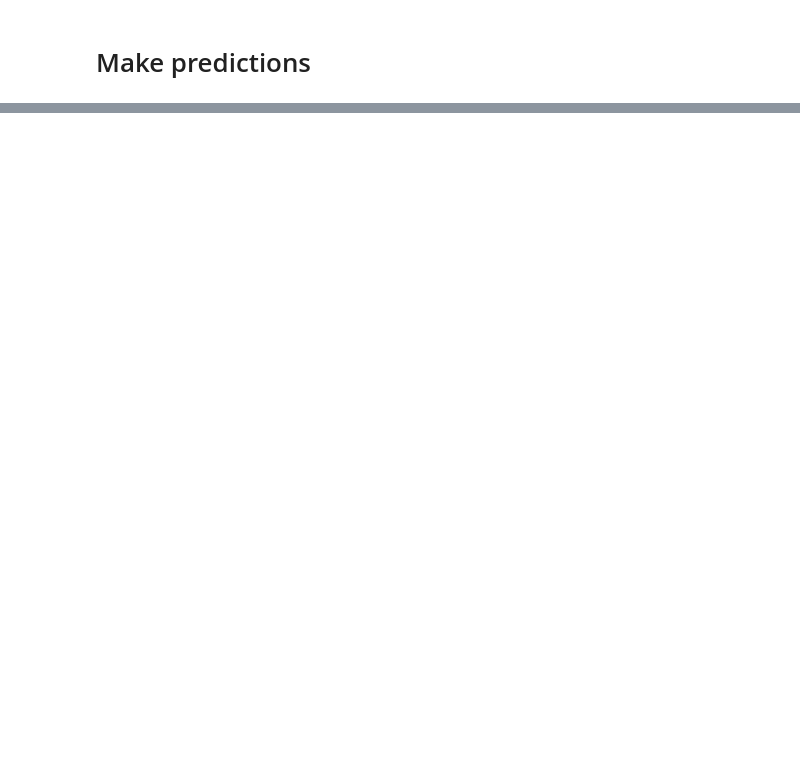
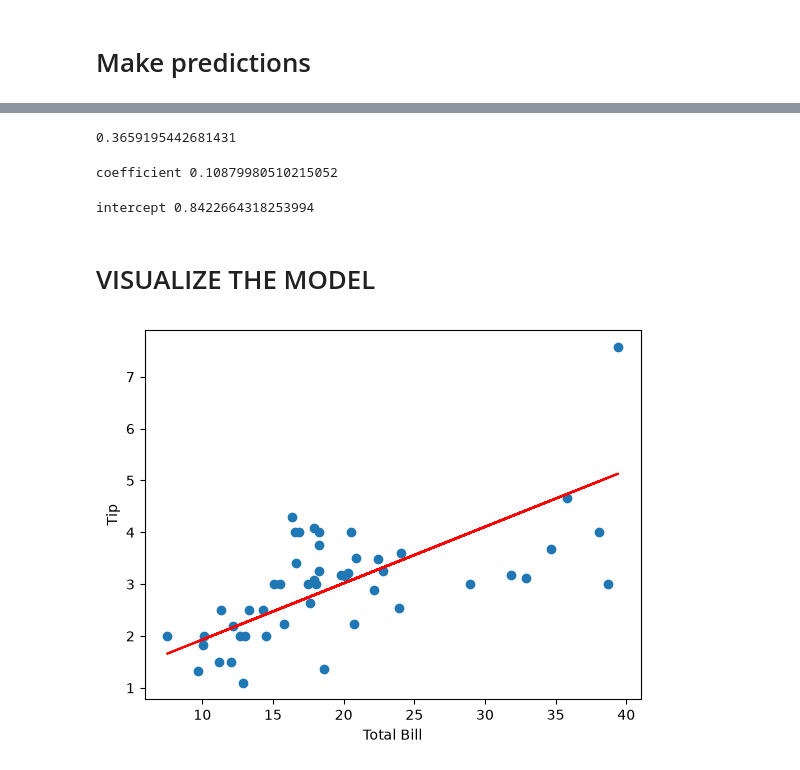
Before and after one commit to sarvesh9213/MACHINE_LEARNING, a Jupyter notebook: SELF_LEARNING/prerequisite_before_ml/MY_PRACTICE/10_linear_regression_practice.ipynb, the cells around one changed output, grey strips where cells are left out. Cells and saved outputs as stored; diff of their text form; code cells hidden in the pictures; blank space fills up the shorter version.

```diff
--- a/SELF_LEARNING/prerequisite_before_ml/MY_PRACTICE/10_linear_regression_practice.ipynb
+++ b/SELF_LEARNING/prerequisite_before_ml/MY_PRACTICE/10_linear_regression_practice.ipynb
@@ -141,0 +152,25 @@ y_prediction = model.predict(x_test)
+# %%
+print(r2_score)
+# %% [output]
+0.3659195442681431
+# %%
+print("coefficient",model.coef_[0])
+# %% [output]
+coefficient 0.10879980510215052
+# %%
+print("intercept",model.intercept_)
+# %% [output]
+intercept 0.8422664318253994
+# %% [markdown]
+# VISUALIZE THE MODEL
+# %%
+import matplotlib.pyplot as plt
+plt.scatter(x_test, y_test)
+plt.plot(x_test, y_prediction , color = 'red')
+
+plt.xlabel("Total Bill")
+plt.ylabel("Tip")
+
+plt.show()
+# %% [output]
+[figure, added]
```
Also changed, not shown: parts of 5 cells of this notebook.
